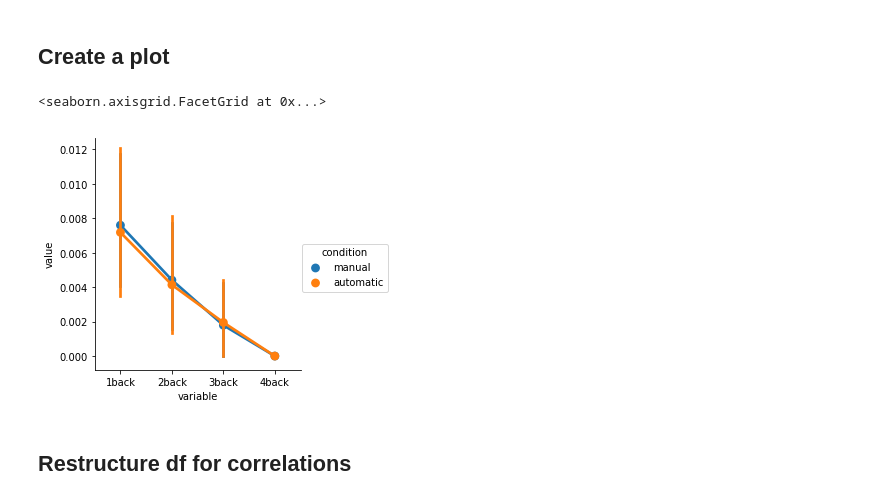
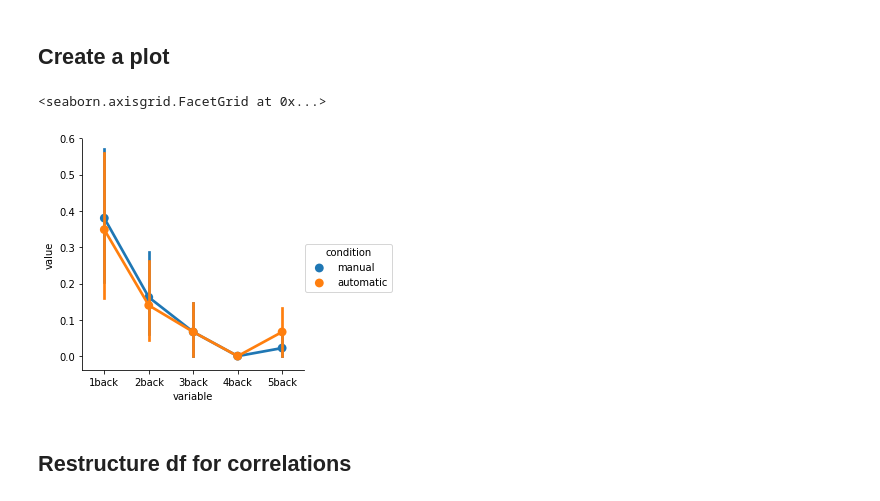
Before and after one commit to ContextLab/AutoFR-analyses, a Jupyter notebook: notebooks/Figure6_AH.ipynb, the cells around one changed output. Drawn from its saved outputs; the diff is of its cells as text; code cells hidden in the pictures.

Commit message:
prior-list intrusions notebook

```diff
--- a/notebooks/Figure6_AH.ipynb
+++ b/notebooks/Figure6_AH.ipynb
@@ -59,8 +59,8 @@ def prior_list_intrusions(egg):
                 # get the list iprior back
                 prior_pres = subj.pres.loc[0].loc[idx-iprior].values.tolist()
 
-                # proportion of intrusions for a given nback
-                r = lst.apply(lambda x: x in prior_pres).mean()
+                # proportion of intrusions for a given nback, normalized by number of possible recalls
+                r = lst.apply(lambda x: x in prior_pres).sum() / (idx+1)*16
 
                 # append to the list
                 prior_int[iprior].append(r)
@@ -78,21 +78,21 @@ auto_prior_intrusions = prior_list_intrusions(auto)
 # %% [markdown]
 ## Create a plot
 # %%
-df_man = pd.DataFrame(man_prior_intrusions[:,1:5], columns=['1back', '2back', '3back', '4back'])
+df_man = pd.DataFrame(man_prior_intrusions[:,1:6], columns=['1back', '2back', '3back', '4back', '5back'])
 df_man['condition']='manual'
 df_man['subject']=range(30)
 
-df_auto = pd.DataFrame(auto_prior_intrusions[:,1:5], columns=['1back', '2back', '3back', '4back'])
+df_auto = pd.DataFrame(auto_prior_intrusions[:,1:6], columns=['1back', '2back', '3back', '4back', '5back'])
 df_auto['condition']='automatic'
 df_auto['subject']=range(30)
 
 df = pd.concat([df_man, df_auto])
-df = df.melt(value_vars=['1back', '2back', '3back', '4back'], id_vars=['subject', 'condition'])
+df = df.melt(value_vars=['1back', '2back', '3back', '4back', '5back'], id_vars=['subject', 'condition'])
 
 sns.factorplot(data=df, x='variable', y='value', hue='condition')
 # %% [output]
 <seaborn.axisgrid.FacetGrid at 0x...>
-[figure, old version]
+[figure, new version]
 # %% [markdown]
 ## Restructure df for correlations
 # %%
```
Also changed, not shown: parts of 2 cells of this notebook.
